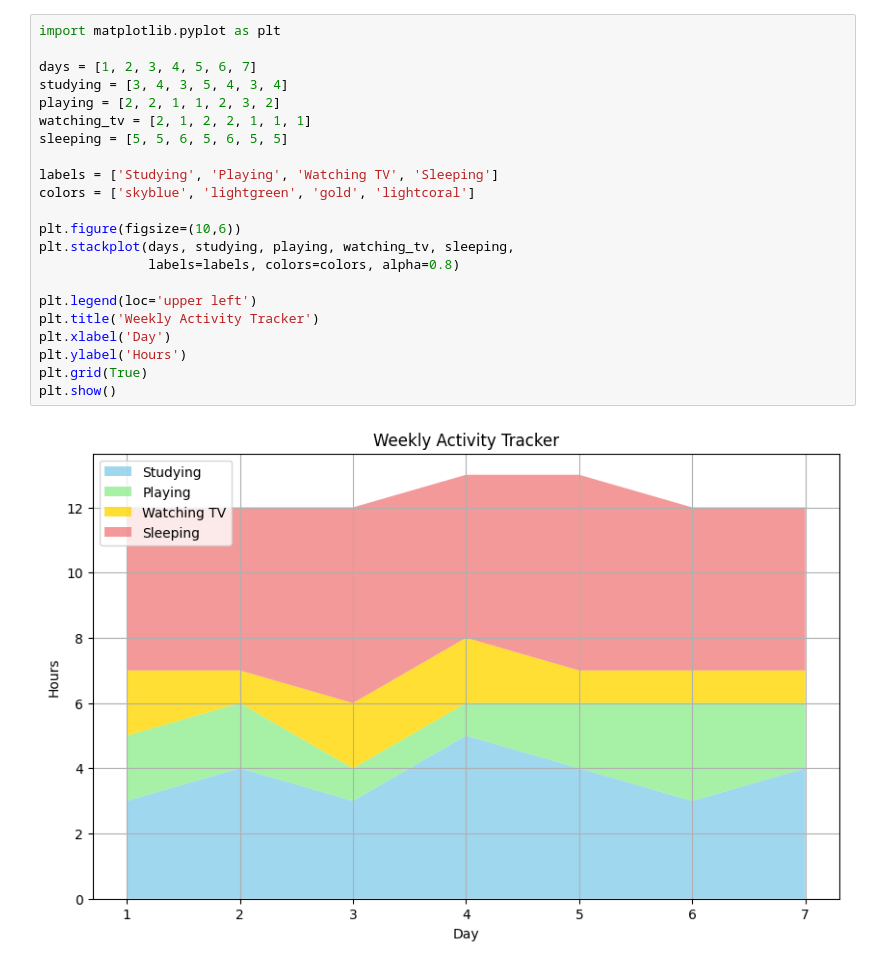
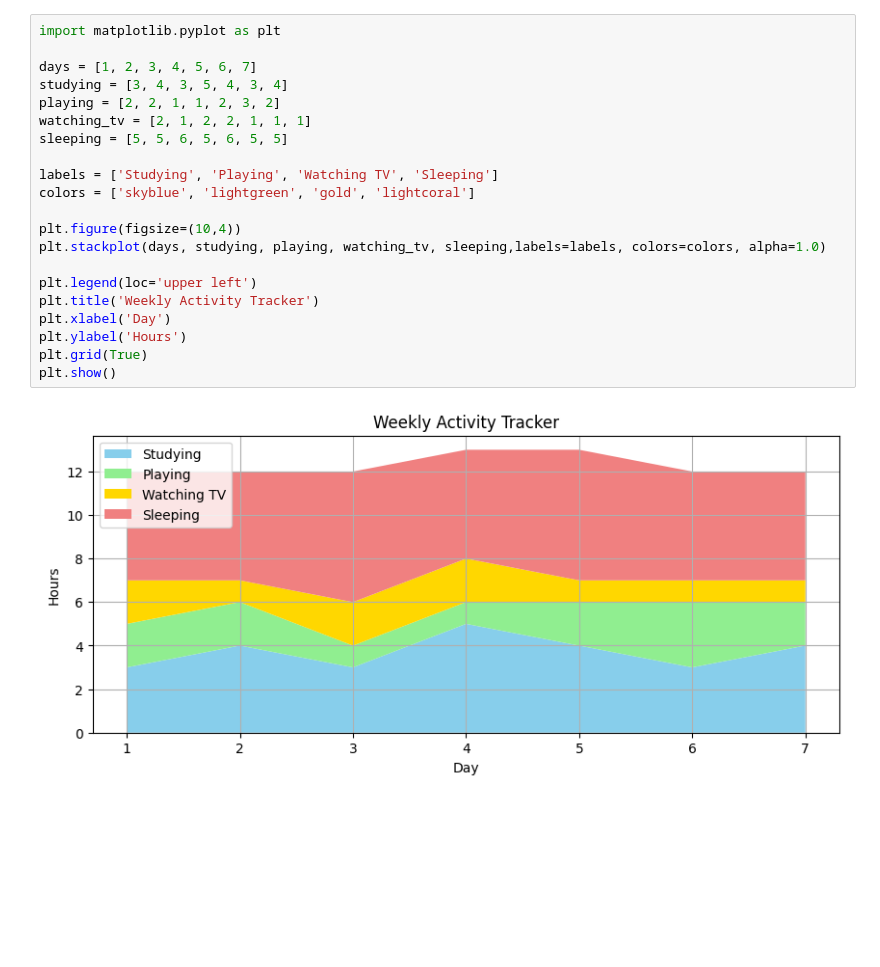
Before and after one commit to krishroy321/datascience, a Jupyter notebook: Python/Data Visualization using Matplotlib and Seaborn/StackPlots.ipynb, the cells around one changed output. Drawn from its saved outputs; the diff is of its cells as text; blank space fills up the shorter version.

```diff
--- a/Python/Data Visualization using Matplotlib and Seaborn/StackPlots.ipynb
+++ b/Python/Data Visualization using Matplotlib and Seaborn/StackPlots.ipynb
@@ -15,24 +15,23 @@ plt.show()
 # %%
 import matplotlib.pyplot as plt
 
 days = [1, 2, 3, 4, 5, 6, 7]
 studying = [3, 4, 3, 5, 4, 3, 4]
 playing = [2, 2, 1, 1, 2, 3, 2]
 watching_tv = [2, 1, 2, 2, 1, 1, 1]
 sleeping = [5, 5, 6, 5, 6, 5, 5]
 
 labels = ['Studying', 'Playing', 'Watching TV', 'Sleeping']
 colors = ['skyblue', 'lightgreen', 'gold', 'lightcoral']
 
-plt.figure(figsize=(10,6))
-plt.stackplot(days, studying, playing, watching_tv, sleeping,
-              labels=labels, colors=colors, alpha=0.8)
+plt.figure(figsize=(10,4))
+plt.stackplot(days, studying, playing, watching_tv, sleeping,labels=labels, colors=colors, alpha=1.0)
 
 plt.legend(loc='upper left')
 plt.title('Weekly Activity Tracker')
 plt.xlabel('Day')
 plt.ylabel('Hours')
 plt.grid(True)
 plt.show()
 # %% [output]
-[figure, old version]
+[figure, new version]
```
Also changed, not shown: parts of 1 cell of this notebook, 6 other files.
